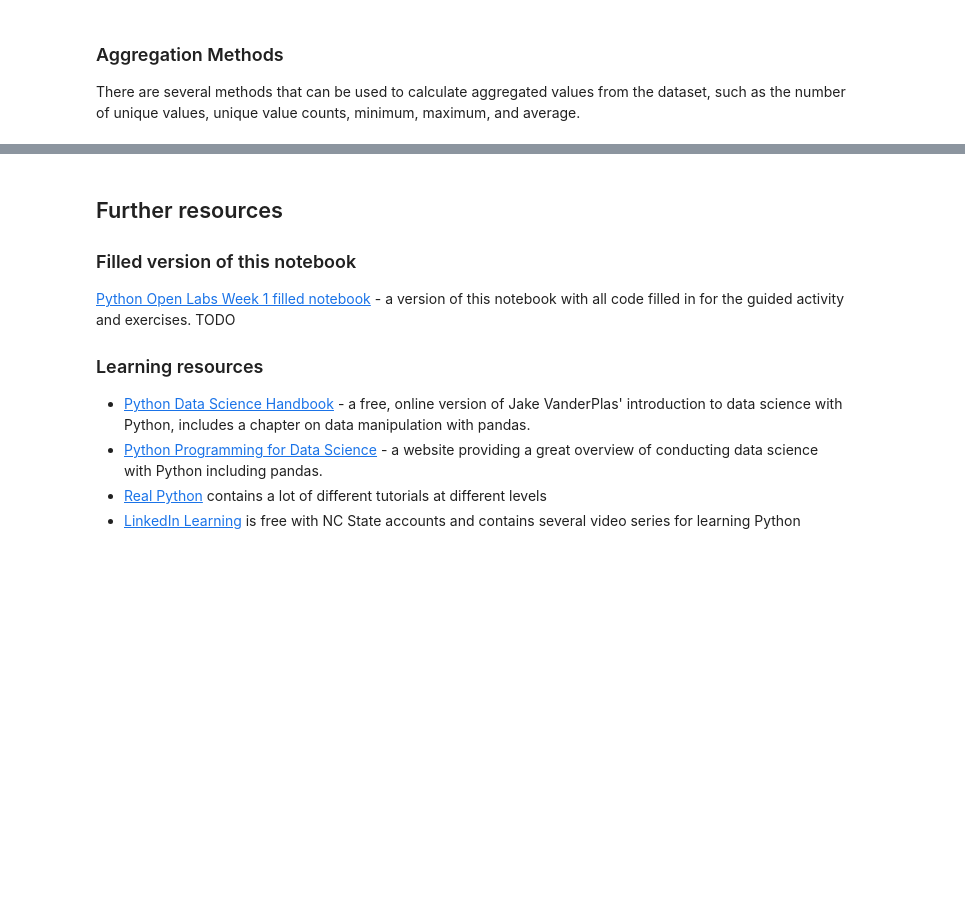
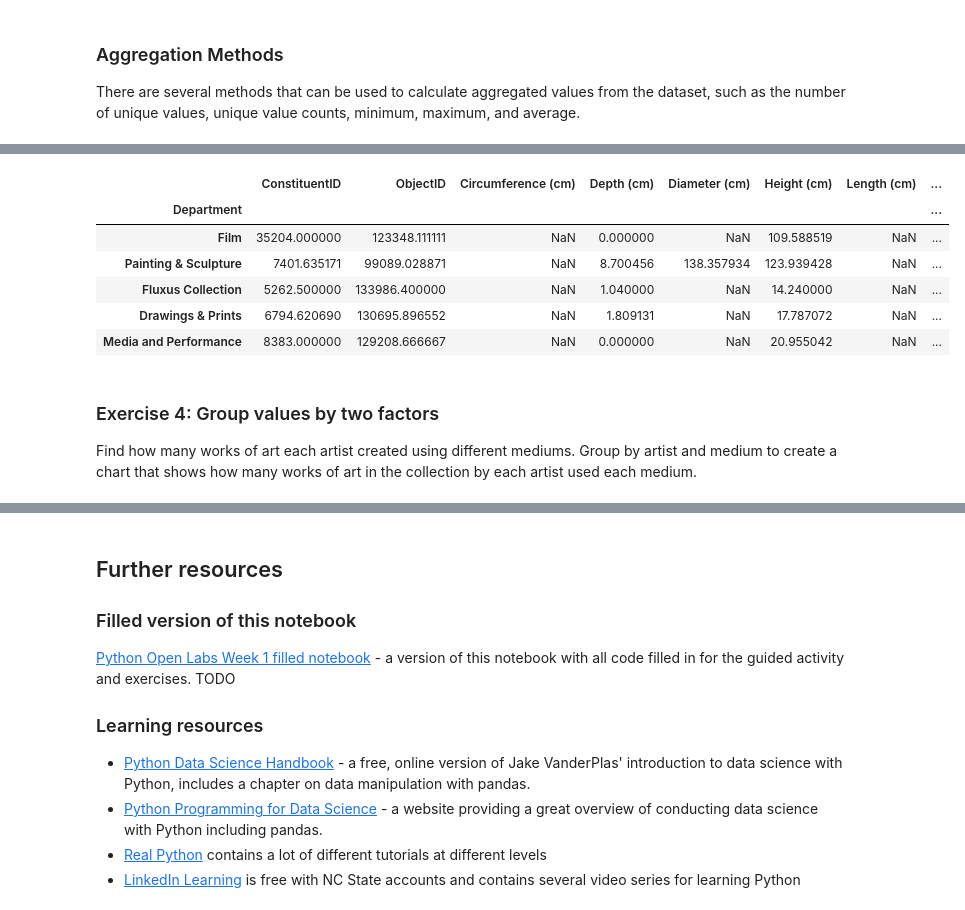
Before and after one commit to ncsu-libraries-data-vis/python-open-labs, a Jupyter notebook: Open_Lab_4_exploratory_analysis_with_pandas/filled_Open_Lab_4_exploratory_analysis_with_pandas.ipynb, the cells around one changed output, grey strips where cells are left out. Drawn from its saved outputs; the diff is of its cells as text; code cells hidden in the pictures; blank space fills up the shorter version.

```diff
--- a/Open_Lab_4_exploratory_analysis_with_pandas/filled_Open_Lab_4_exploratory_analysis_with_pandas.ipynb
+++ b/Open_Lab_4_exploratory_analysis_with_pandas/filled_Open_Lab_4_exploratory_analysis_with_pandas.ipynb
@@ -269,0 +348,18 @@ strikes_by_month.plot(kind='bar', rot=.5)
+# %%
+# Create the groupby object and store in a variable
+departments = paintings.groupby('Department')
+
+# Find the mean of each group and sort values by YearCreated
+departments.mean().sort_values('YearCreated', ascending=True)
+# %% [output]
+|  | ConstituentID | ObjectID | Circumference (cm) | Depth (cm) | Diameter (cm) | Height (cm) | Length (cm) | ... |
+| Department |  |  |  |  |  |  |  | ... |
+| Film | 35204.000000 | 123348.111111 | NaN | 0.000000 | NaN | 109.588519 | NaN | ... |
+| Painting & Sculpture | 7401.635171 | 99089.028871 | NaN | 8.700456 | 138.357934 | 123.939428 | NaN | ... |
+| Fluxus Collection | 5262.500000 | 133986.400000 | NaN | 1.040000 | NaN | 14.240000 | NaN | ... |
+| Drawings & Prints | 6794.620690 | 130695.896552 | NaN | 1.809131 | NaN | 17.787072 | NaN | ... |
+| Media and Performance | 8383.000000 | 129208.666667 | NaN | 0.000000 | NaN | 20.955042 | NaN | ... |
+# %% [markdown]
+### Exercise 4: Group values by two factors
+
+Find how many works of art each artist created using different mediums. Group by artist and medium to create a chart that shows how many works of art in the collection by each artist used each medium.
```
Also changed, not shown: parts of 48 cells of this notebook.
